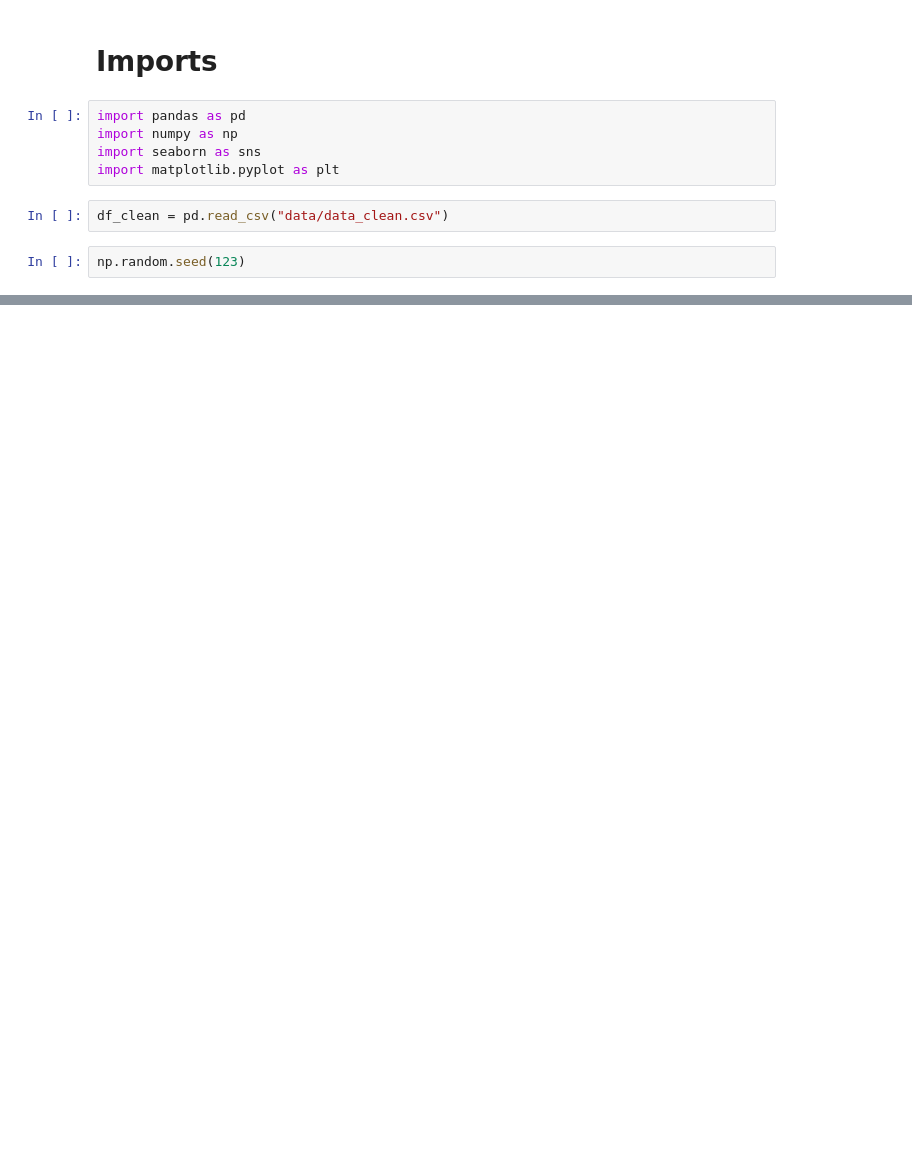
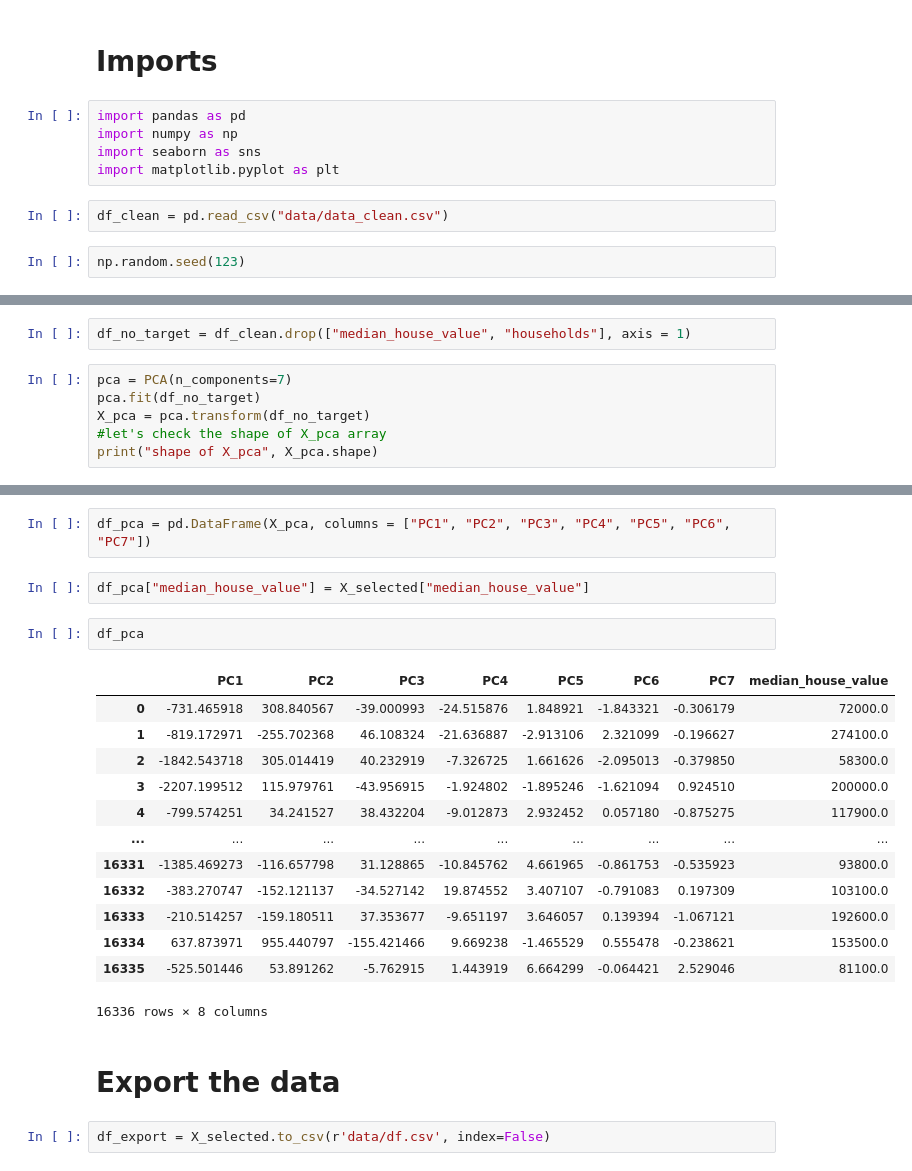
Before and after one commit to IISELII/projet_IA_immo, a Jupyter notebook: notebook_inference.ipynb, the cells around one changed output, grey strips where cells are left out. Drawn from its saved outputs; the diff is of its cells as text; blank space fills up the shorter version.

```diff
--- a/notebook_inference.ipynb
+++ b/notebook_inference.ipynb
@@ -204,0 +101,8 @@ plt.axvline(np.percentile(boot_means_np, 97.5), color = 'red', linewidth = 2)
+# %%
+df_no_target = df_clean.drop(["median_house_value", "households"], axis = 1)
+# %%
+pca = PCA(n_components=7)
+pca.fit(df_no_target)
+X_pca = pca.transform(df_no_target)
+#let's check the shape of X_pca array
+print("shape of X_pca", X_pca.shape)
@@ -204,0 +118,24 @@ plt.axvline(np.percentile(boot_means_np, 97.5), color = 'red', linewidth = 2)
+# %%
+df_pca = pd.DataFrame(X_pca, columns = ["PC1", "PC2", "PC3", "PC4", "PC5", "PC6", "PC7"])
+# %%
+df_pca["median_house_value"] = X_selected["median_house_value"]
+# %%
+df_pca
+# %% [output]
+|  | PC1 | PC2 | PC3 | PC4 | PC5 | PC6 | PC7 | median_house_value |
+| 0 | -731.465918 | 308.840567 | -39.000993 | -24.515876 | 1.848921 | -1.843321 | -0.306179 | 72000.0 |
+| 1 | -819.172971 | -255.702368 | 46.108324 | -21.636887 | -2.913106 | 2.321099 | -0.196627 | 274100.0 |
+| 2 | -1842.543718 | 305.014419 | 40.232919 | -7.326725 | 1.661626 | -2.095013 | -0.379850 | 58300.0 |
+| 3 | -2207.199512 | 115.979761 | -43.956915 | -1.924802 | -1.895246 | -1.621094 | 0.924510 | 200000.0 |
+| 4 | -799.574251 | 34.241527 | 38.432204 | -9.012873 | 2.932452 | 0.057180 | -0.875275 | 117900.0 |
+| ... | ... | ... | ... | ... | ... | ... | ... | ... |
+| 16331 | -1385.469273 | -116.657798 | 31.128865 | -10.845762 | 4.661965 | -0.861753 | -0.535923 | 93800.0 |
+| 16332 | -383.270747 | -152.121137 | -34.527142 | 19.874552 | 3.407107 | -0.791083 | 0.197309 | 103100.0 |
+| 16333 | -210.514257 | -159.180511 | 37.353677 | -9.651197 | 3.646057 | 0.139394 | -1.067121 | 192600.0 |
+| 16334 | 637.873971 | 955.440797 | -155.421466 | 9.669238 | -1.465529 | 0.555478 | -0.238621 | 153500.0 |
+| 16335 | -525.501446 | 53.891262 | -5.762915 | 1.443919 | 6.664299 | -0.064421 | 2.529046 | 81100.0 |
+16336 rows × 8 columns
+# %% [markdown]
+# Export the data
+# %%
+df_export = X_selected.to_csv(r'data/df.csv', index=False)
```
Also changed, not shown: parts of 41 cells of this notebook, 2 other files.
